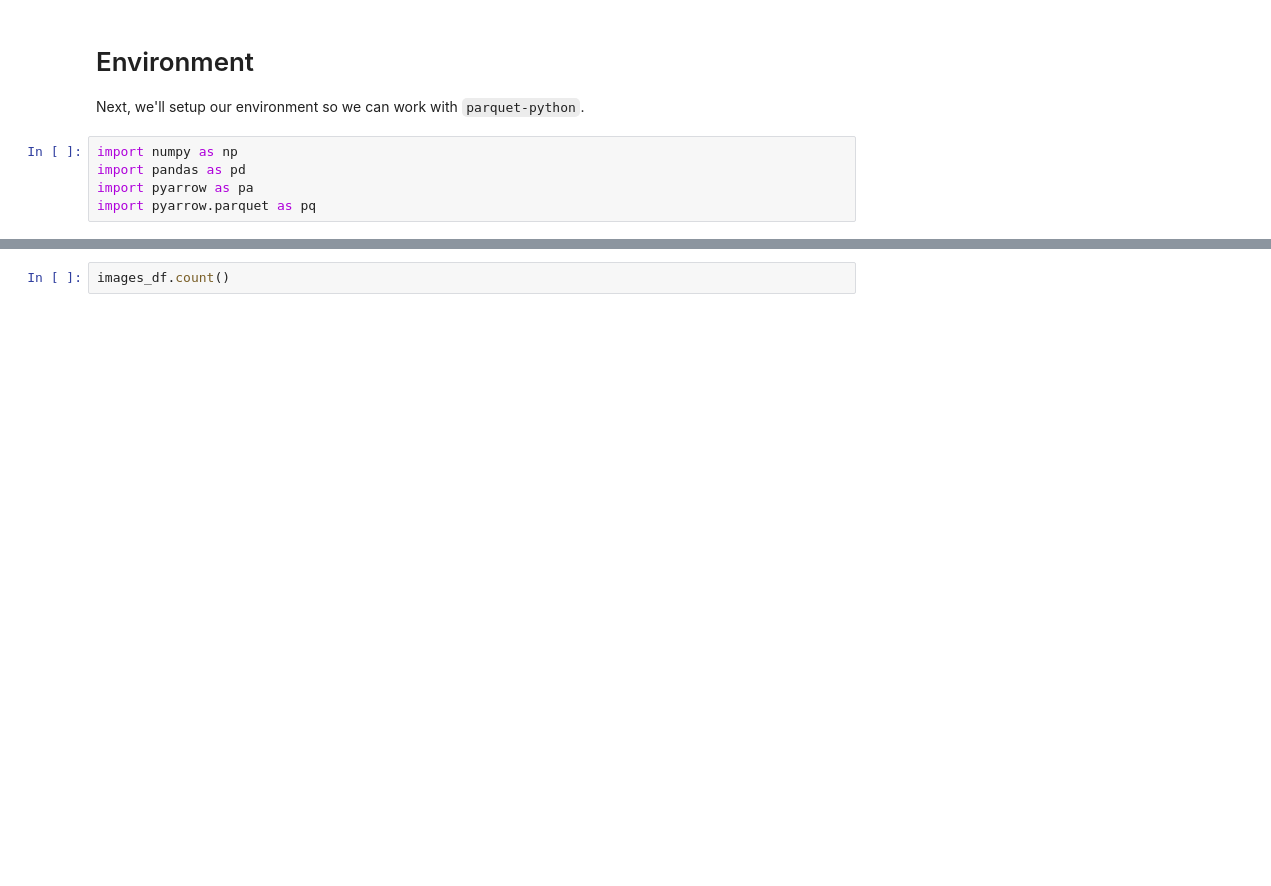
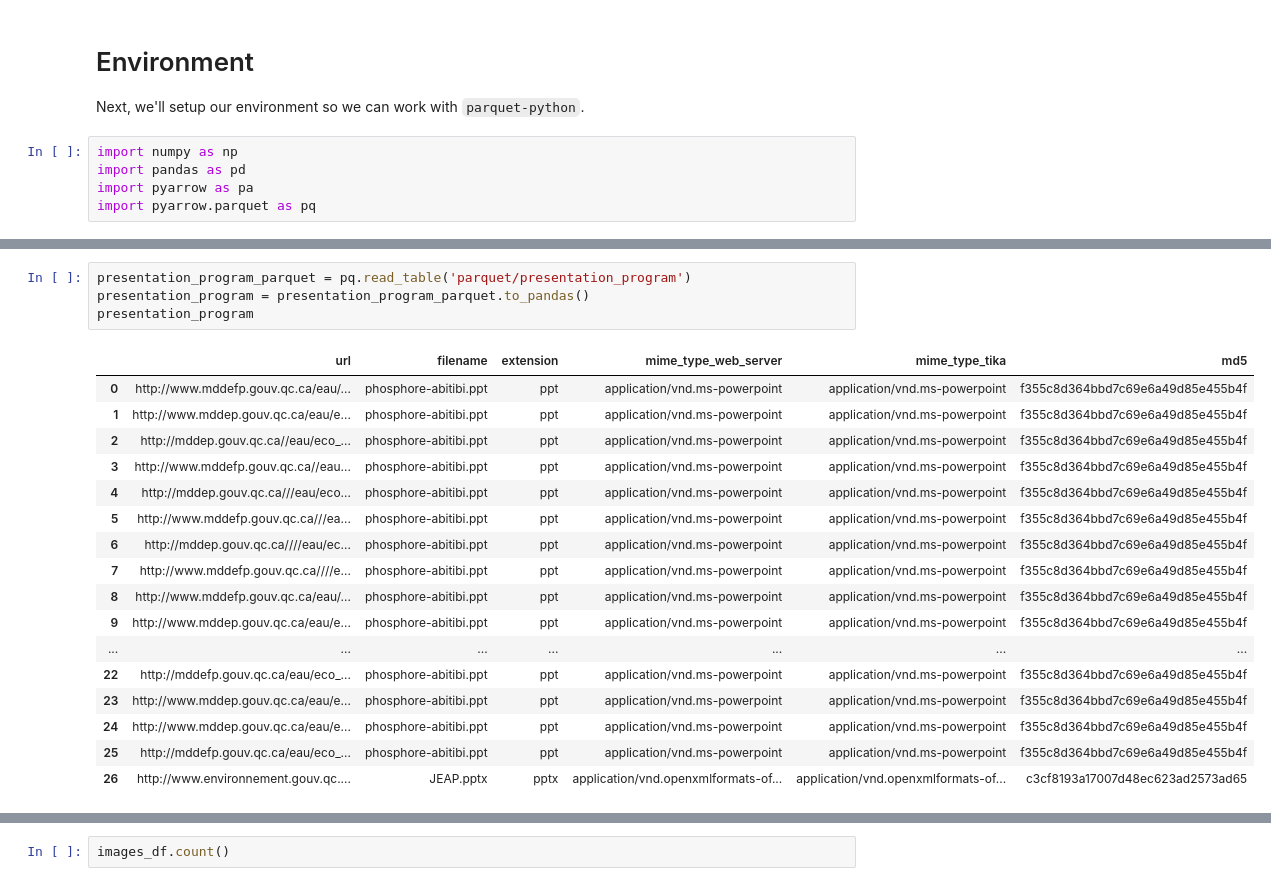
Before and after one commit to archivesunleashed/notebooks, a Jupyter notebook: au_parquet_test_no_pyspark.ipynb, the cells around one changed output, grey strips where cells are left out. Saved outputs shown, nothing was run; the diff lists cells and outputs as text; blank space fills up the shorter version.

```diff
--- a/au_parquet_test_no_pyspark.ipynb
+++ b/au_parquet_test_no_pyspark.ipynb
@@ -64,0 +142,22 @@ images_parquet.to_pandas()
+# %%
+presentation_program_parquet = pq.read_table('parquet/presentation_program')
+presentation_program = presentation_program_parquet.to_pandas()
+presentation_program
+# %% [output]
+|  | url | filename | extension | mime_type_web_server | mime_type_tika | md5 |
+| 0 | http://www.mddefp.gouv.qc.ca/eau/... | phosphore-abitibi.ppt | ppt | application/vnd.ms-powerpoint | application/vnd.ms-powerpoint | f355c8d364bbd7c69e6a49d85e455b4f |
+| 1 | http://www.mddep.gouv.qc.ca/eau/e... | phosphore-abitibi.ppt | ppt | application/vnd.ms-powerpoint | application/vnd.ms-powerpoint | f355c8d364bbd7c69e6a49d85e455b4f |
+| 2 | http://mddep.gouv.qc.ca//eau/eco_... | phosphore-abitibi.ppt | ppt | application/vnd.ms-powerpoint | application/vnd.ms-powerpoint | f355c8d364bbd7c69e6a49d85e455b4f |
+| 3 | http://www.mddefp.gouv.qc.ca//eau... | phosphore-abitibi.ppt | ppt | application/vnd.ms-powerpoint | application/vnd.ms-powerpoint | f355c8d364bbd7c69e6a49d85e455b4f |
+| 4 | http://mddep.gouv.qc.ca///eau/eco... | phosphore-abitibi.ppt | ppt | application/vnd.ms-powerpoint | application/vnd.ms-powerpoint | f355c8d364bbd7c69e6a49d85e455b4f |
+| 5 | http://www.mddefp.gouv.qc.ca///ea... | phosphore-abitibi.ppt | ppt | application/vnd.ms-powerpoint | application/vnd.ms-powerpoint | f355c8d364bbd7c69e6a49d85e455b4f |
+| 6 | http://mddep.gouv.qc.ca////eau/ec... | phosphore-abitibi.ppt | ppt | application/vnd.ms-powerpoint | application/vnd.ms-powerpoint | f355c8d364bbd7c69e6a49d85e455b4f |
+| 7 | http://www.mddefp.gouv.qc.ca////e... | phosphore-abitibi.ppt | ppt | application/vnd.ms-powerpoint | application/vnd.ms-powerpoint | f355c8d364bbd7c69e6a49d85e455b4f |
+| 8 | http://www.mddefp.gouv.qc.ca/eau/... | phosphore-abitibi.ppt | ppt | application/vnd.ms-powerpoint | application/vnd.ms-powerpoint | f355c8d364bbd7c69e6a49d85e455b4f |
+| 9 | http://www.mddep.gouv.qc.ca/eau/e... | phosphore-abitibi.ppt | ppt | application/vnd.ms-powerpoint | application/vnd.ms-powerpoint | f355c8d364bbd7c69e6a49d85e455b4f |
+| ... | ... | ... | ... | ... | ... | ... |
+| 22 | http://mddefp.gouv.qc.ca/eau/eco_... | phosphore-abitibi.ppt | ppt | application/vnd.ms-powerpoint | application/vnd.ms-powerpoint | f355c8d364bbd7c69e6a49d85e455b4f |
+| 23 | http://www.mddep.gouv.qc.ca/eau/e... | phosphore-abitibi.ppt | ppt | application/vnd.ms-powerpoint | application/vnd.ms-powerpoint | f355c8d364bbd7c69e6a49d85e455b4f |
+| 24 | http://www.mddep.gouv.qc.ca/eau/e... | phosphore-abitibi.ppt | ppt | application/vnd.ms-powerpoint | application/vnd.ms-powerpoint | f355c8d364bbd7c69e6a49d85e455b4f |
+| 25 | http://mddefp.gouv.qc.ca/eau/eco_... | phosphore-abitibi.ppt | ppt | application/vnd.ms-powerpoint | application/vnd.ms-powerpoint | f355c8d364bbd7c69e6a49d85e455b4f |
+| 26 | http://www.environnement.gouv.qc.... | JEAP.pptx | pptx | application/vnd.openxmlformats-of... | application/vnd.openxmlformats-of... | c3cf8193a17007d48ec623ad2573ad65 |
```
Also changed, not shown: parts of 27 cells of this notebook.
